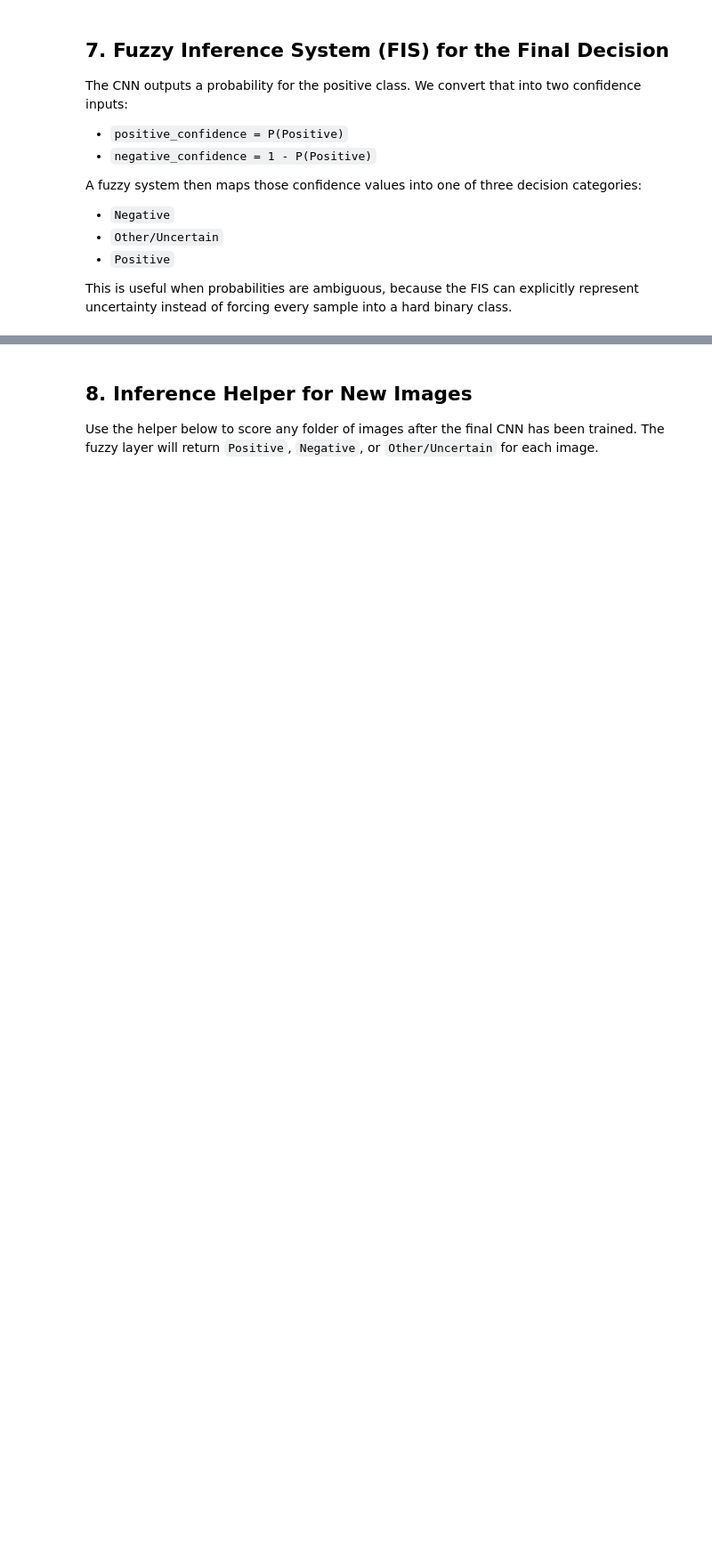
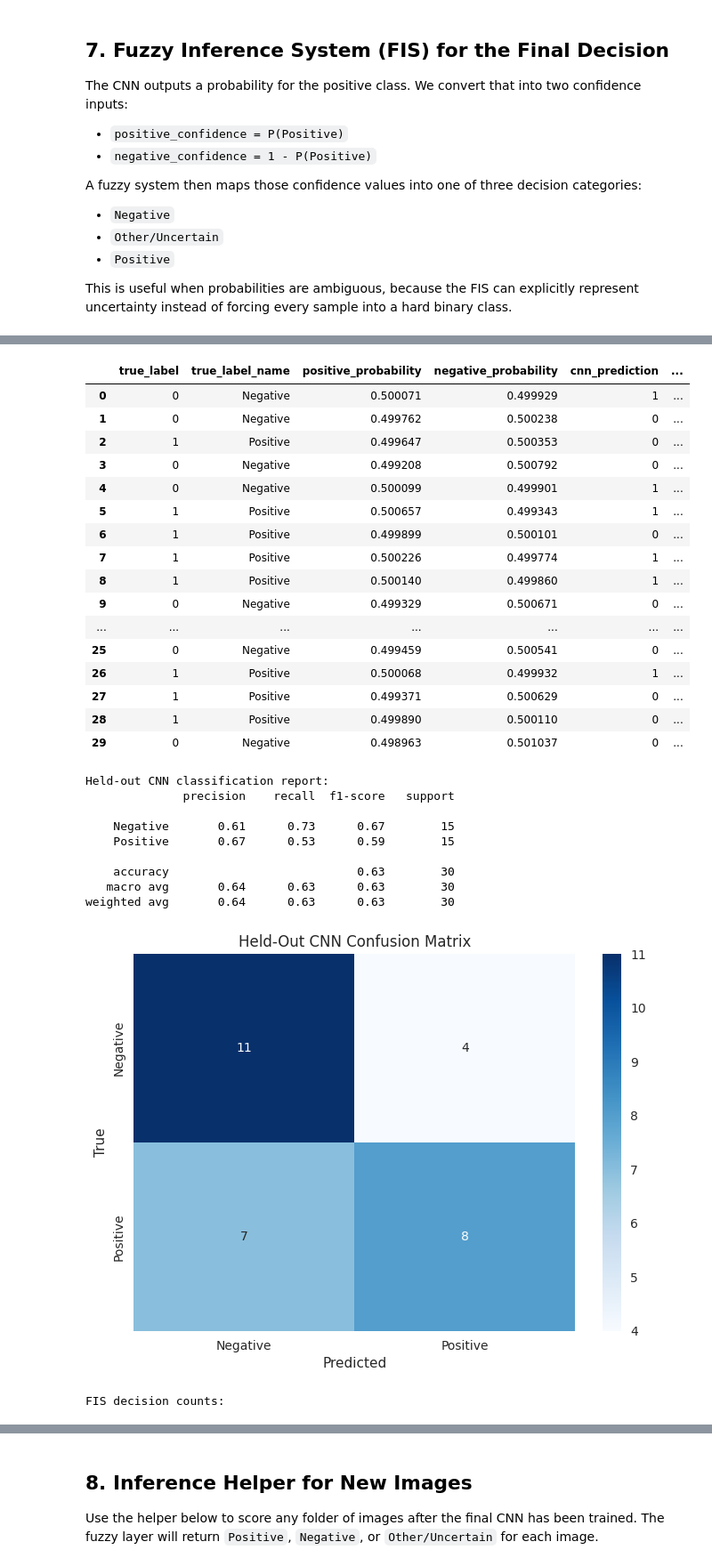
Before and after one commit to WILSON230024/soft-computing-final, a Jupyter notebook: notebook/main.ipynb, the cells around one changed output, grey strips where cells are left out. Shown at 89% size. Cells and saved outputs as stored; diff of their text form; code cells hidden in the pictures; blank space fills up the shorter version.

Commit message:
refactor: add data augmentation and change split train test logic

```diff
--- a/notebook/main.ipynb
+++ b/notebook/main.ipynb
@@ -429,6 +597,7 @@ At the end of training, the notebook also saves:
 # %%
 final_model = None
 final_history = None
+test_dataset = None
 
 if splits is not None:
     if best_hyperparameters is None:
@@ -442,14 +611,14 @@ if splits is not None:
     )
 
     train_dataset = make_tf_dataset(
-        splits["X_train"],
-        splits["y_train"],
+        splits["X_final_train"],
+        splits["y_final_train"],
         batch_size=best_hyperparameters.batch_size,
         training=True,
     )
     val_dataset = make_tf_dataset(
-        splits["X_val"],
-        splits["y_val"],
+        splits["X_final_val"],
+        splits["y_final_val"],
         batch_size=best_hyperparameters.batch_size,
         training=False,
     )
@@ -462,16 +631,17 @@ if splits is not None:
 
     callbacks = [
         tf.keras.callbacks.EarlyStopping(
-            monitor="val_loss",
-            patience=3,
+            monitor="val_accuracy",
+            mode="max",
+            patience=FINAL_PATIENCE,
             restore_best_weights=True,
-        )
+        ),
     ]
 
     final_history = final_model.fit(
         train_dataset,
         validation_data=val_dataset,
-        epochs=12,
+        epochs=FINAL_EPOCHS,
         verbose=1,
         callbacks=callbacks,
     )
@@ -483,8 +653,11 @@ if splits is not None:
     print(f"Saved trained model to: {MODEL_SAVE_PATH.resolve()}")
     print(f"Saved best hyperparameters to: {HYPERPARAMETERS_PATH.resolve()}")
 
+    final_val_loss, final_val_accuracy = final_model.evaluate(val_dataset, verbose=0)
     test_loss, test_accuracy = final_model.evaluate(test_dataset, verbose=0)
-    print(f"Final test loss: {test_loss:.4f}")
-    print(f"Final test accuracy: {test_accuracy:.4f}")
+    print(f"Final validation loss: {final_val_loss:.4f}")
+    print(f"Final validation accuracy: {final_val_accuracy:.4f}")
+    print(f"Held-out test loss: {test_loss:.4f}")
+    print(f"Held-out test accuracy: {test_accuracy:.4f}")
 else:
     print("Skipping final training because the dataset is not ready.")
@@ -570,7 +779,7 @@ def fuzzy_label_from_probabilities(
 # %%
 results_df = None
 
-if final_model is not None and splits is not None:
+if final_model is not None and test_dataset is not None and splits is not None:
     positive_probabilities = final_model.predict(test_dataset, verbose=0).reshape(-1)
     negative_probabilities = 1.0 - positive_probabilities
     cnn_predictions = (positive_probabilities >= 0.5).astype(int)
@@ -585,34 +794,70 @@ if final_model is not None and splits is not None:
             "true_label": splits["y_test"],
             "true_label_name": [LABEL_NAMES[int(label)] for label in splits["y_test"]],
             "positive_probability": positive_probabilities,
             "negative_probability": negative_probabilities,
             "cnn_prediction": cnn_predictions,
             "cnn_prediction_name": [LABEL_NAMES[int(label)] for label in cnn_predictions],
             "fis_label": [label for label, _ in fuzzy_outputs],
             "fis_score": [score for _, score in fuzzy_outputs],
         }
     )
 
-    display(results_df.head())
+    display(results_df.head(50))
 
-    print("CNN classification report:")
-    print(classification_report(splits["y_test"], cnn_predictions, target_names=["Negative", "Positive"]))
+    print("Held-out CNN classification report:")
+    print(
+        classification_report(
+            splits["y_test"],
+            cnn_predictions,
+            target_names=["Negative", "Positive"],
+            zero_division=0,
+        )
+    )
 
     confusion = confusion_matrix(splits["y_test"], cnn_predictions)
     sns.heatmap(
         confusion,
         annot=True,
         fmt="d",
         cmap="Blues",
         xticklabels=["Negative", "Positive"],
         yticklabels=["Negative", "Positive"],
     )
-    plt.title("CNN Confusion Matrix")
+    plt.title("Held-Out CNN Confusion Matrix")
     plt.xlabel("Predicted")
     plt.ylabel("True")
     plt.show()
 
     print("FIS decision counts:")
     display(results_df["fis_label"].value_counts().rename_axis("fis_label").reset_index(name="count"))
 else:
     print("Skipping FIS evaluation because the final CNN model is not available yet.")
+# %% [output]
+|  | true_label | true_label_name | positive_probability | negative_probability | cnn_prediction | ... |
+| 0 | 0 | Negative | 0.500071 | 0.499929 | 1 | ... |
+| 1 | 0 | Negative | 0.499762 | 0.500238 | 0 | ... |
+| 2 | 1 | Positive | 0.499647 | 0.500353 | 0 | ... |
+| 3 | 0 | Negative | 0.499208 | 0.500792 | 0 | ... |
+| 4 | 0 | Negative | 0.500099 | 0.499901 | 1 | ... |
+| 5 | 1 | Positive | 0.500657 | 0.499343 | 1 | ... |
+| 6 | 1 | Positive | 0.499899 | 0.500101 | 0 | ... |
+| 7 | 1 | Positive | 0.500226 | 0.499774 | 1 | ... |
+| 8 | 1 | Positive | 0.500140 | 0.499860 | 1 | ... |
+| 9 | 0 | Negative | 0.499329 | 0.500671 | 0 | ... |
+| ... | ... | ... | ... | ... | ... | ... |
+| 25 | 0 | Negative | 0.499459 | 0.500541 | 0 | ... |
+| 26 | 1 | Positive | 0.500068 | 0.499932 | 1 | ... |
+| 27 | 1 | Positive | 0.499371 | 0.500629 | 0 | ... |
+| 28 | 1 | Positive | 0.499890 | 0.500110 | 0 | ... |
+| 29 | 0 | Negative | 0.498963 | 0.501037 | 0 | ... |
+Held-out CNN classification report:
+              precision    recall  f1-score   support
+
+    Negative       0.61      0.73      0.67        15
+    Positive       0.67      0.53      0.59        15
+
+    accuracy                           0.63        30
+   macro avg       0.64      0.63      0.63        30
+weighted avg       0.64      0.63      0.63        30
+[figure, added]
+FIS decision counts:
```
Also changed, not shown: parts of 16 cells of this notebook, 2 other files.
